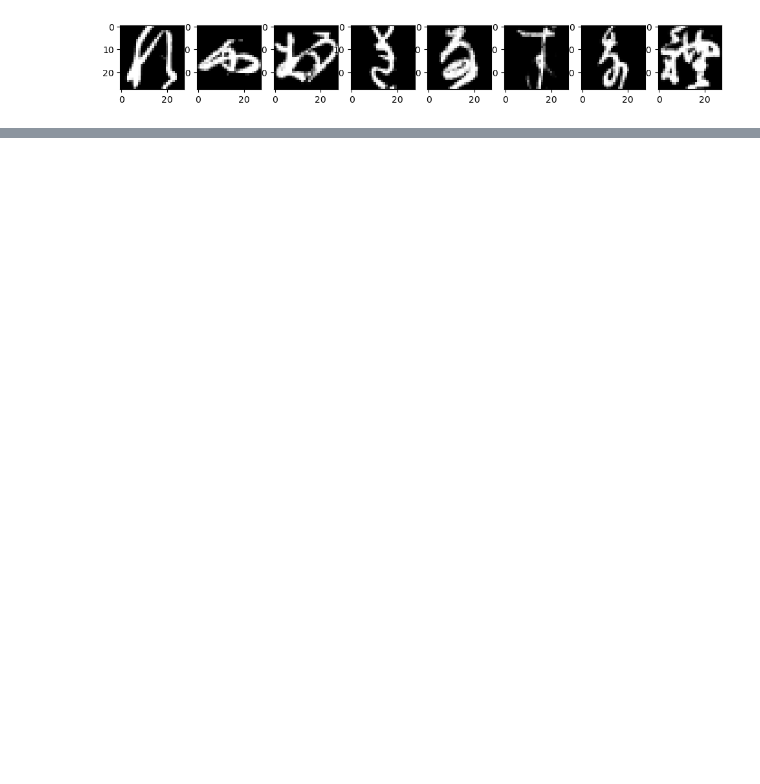
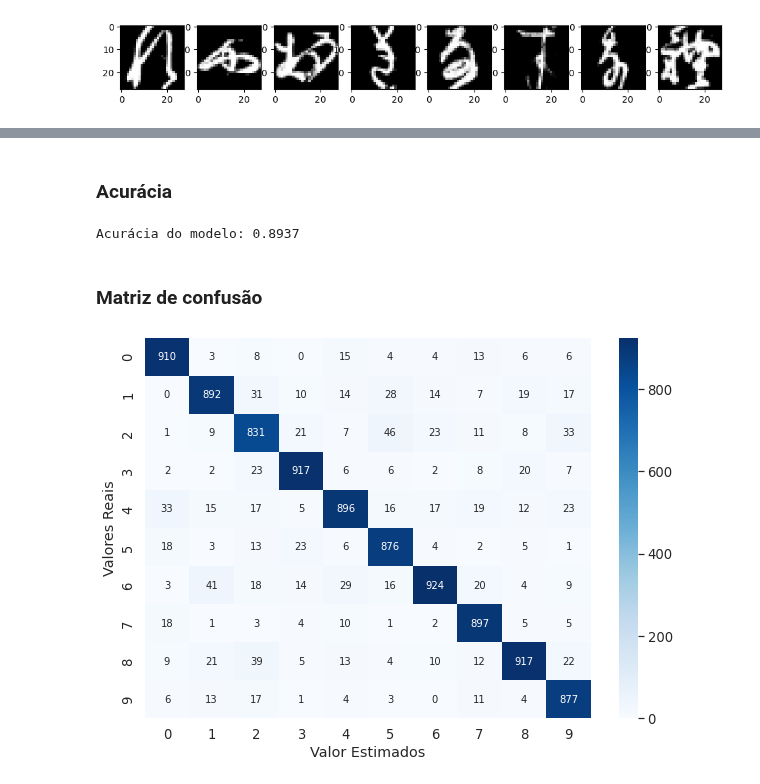
Before and after one commit to gus-phys/Kuzushiji-MNIST-MLP-NN, a Jupyter notebook: KMNIST-classificacao.ipynb, the cells around one changed output, grey strips where cells are left out. Cells and saved outputs as stored; diff of their text form; code cells hidden in the pictures; blank space fills up the shorter version.

```diff
--- a/KMNIST-classificacao.ipynb
+++ b/KMNIST-classificacao.ipynb
@@ -24,3 +23,9 @@ Usando GPU:  False
+# %%
+# Transform
+transform = transforms.Compose([
+    transforms.ToTensor(),
+    transforms.Normalize((0.5,), (0.5,))
+])
 # %% [markdown]
 ## Leitura dos dados
 # %%
@@ -29 +35,5 @@ test_dataset = dsets.KMNIST(root='~/data', train=False, transform=transforms.ToT
+# %%
+# Conjunto de teste
+testset = dsets.KMNIST(root='~/data', train=False, transform=transform)
+testloader = torch.utils.data.DataLoader(testset, batch_size=64, shuffle=True)
 # %%
@@ -42,0 +177,10 @@ plt.show()
+# %%
+predicted = []
+expected = []
+
+for image, label in testset:
+    image = Variable(image.view(-1, 28*28))
+    outputs = model(image)
+    _, prediction = torch.max(outputs.data, 1)
+    predicted.append(prediction.item())
+    expected.append(label)
@@ -42,0 +204,9 @@ plt.show()
+# %% [markdown]
+### Acurácia
+# %%
+accuracy = (results['predicted'] == results['expected']).sum()/len(results)
+print(f"Acurácia do modelo: {accuracy}")
+# %% [output]
+Acurácia do modelo: 0.8937
+# %% [markdown]
+### Matriz de confusão
@@ -42,0 +216,11 @@ plt.show()
+# %%
+cm = confusion_matrix(predicted, expected)
+df_cm = pd.DataFrame(cm)
+df_cm.index.name = "Valores Reais"
+df_cm.columns.name = "Valor Estimados"
+plt.figure(figsize = (10,7))
+sns.set(font_scale=1.2)
+sns.heatmap(df_cm, cmap="Blues", annot=True, fmt="d", annot_kws={"size": 10})
+plt.show()
+# %% [output]
+[figure, added]
```
Also changed, not shown: parts of 21 cells of this notebook.
